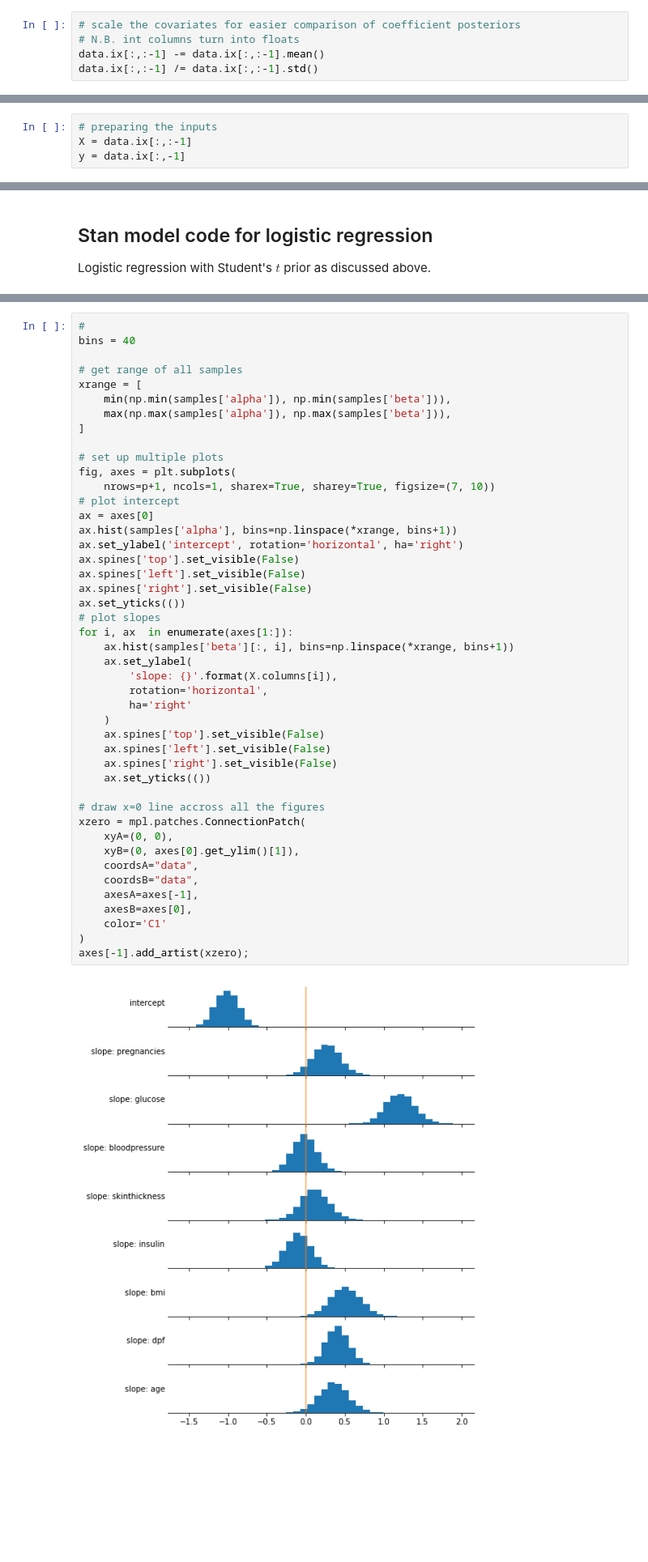
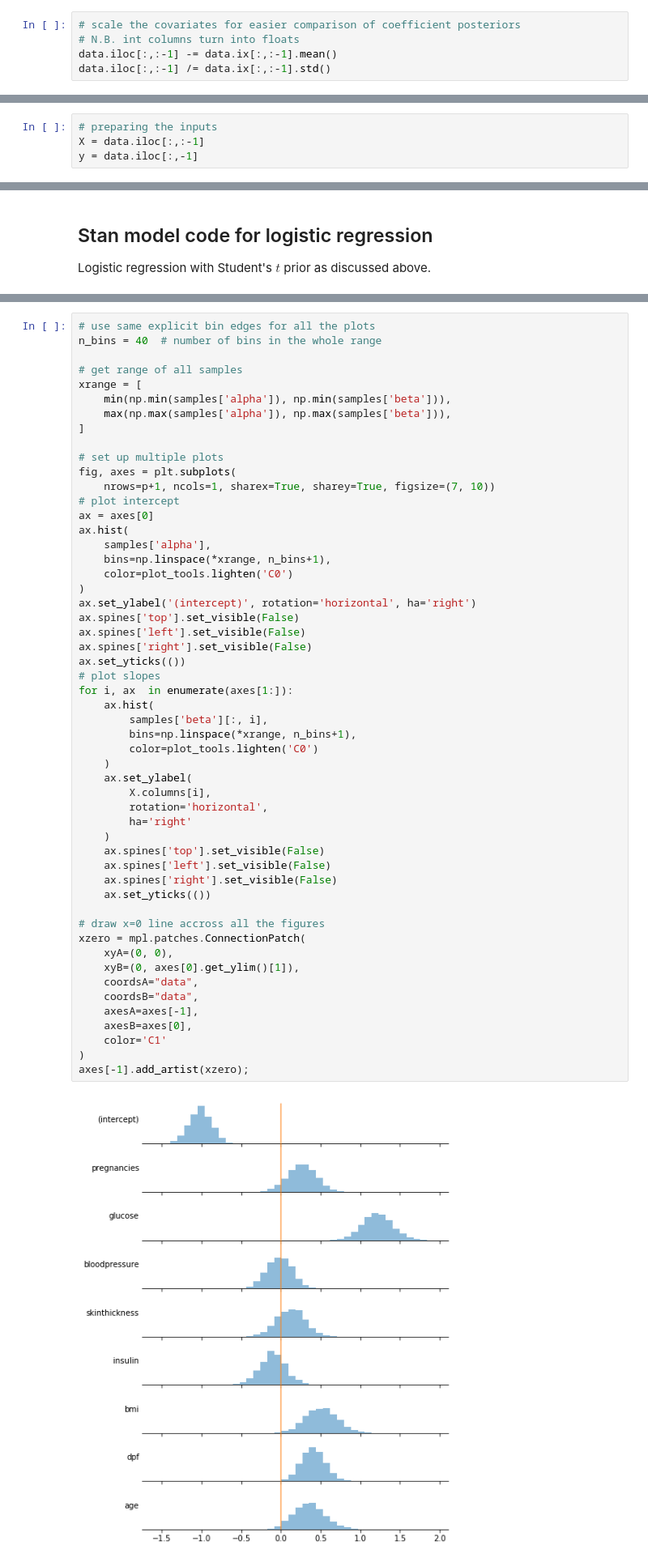
Before and after one commit to avehtari/BDA_py_demos, a Jupyter notebook: demos_pystan/diabetes.ipynb, the cells around one changed output, grey strips where cells are left out. Shown: that part at 81% size. Cells and saved outputs as stored; diff of their text form; blank space fills up the shorter version.

```diff
--- a/demos_pystan/diabetes.ipynb
+++ b/demos_pystan/diabetes.ipynb
@@ -147,5 +148,5 @@ data = data[(data[normed_predictors] != 0).all(axis=1)]
 # %%
 # scale the covariates for easier comparison of coefficient posteriors
 # N.B. int columns turn into floats
-data.ix[:,:-1] -= data.ix[:,:-1].mean()
-data.ix[:,:-1] /= data.ix[:,:-1].std()
+data.iloc[:,:-1] -= data.ix[:,:-1].mean()
+data.iloc[:,:-1] /= data.ix[:,:-1].std()
@@ -169,8 +162,8 @@ data.head()
 | 13 | -0.716511 | 2.150705 | -0.853328 | -0.584363 | 5.805571 | -0.424924 | -0.361940 | 2.758143 | 1 |
 # %%
 # preparing the inputs
-X = data.ix[:,:-1]
-y = data.ix[:,-1]
+X = data.iloc[:,:-1]
+y = data.iloc[:,-1]
 # %%
 # get shape into variables
 n, p = X.shape
@@ -231,6 +247,6 @@ samples = fit.extract(permuted=True)
 # %%
-#
-bins = 40
+# use same explicit bin edges for all the plots
+n_bins = 40  # number of bins in the whole range
 
 # get range of all samples
 xrange = [
@@ -243,35 +259,43 @@ fig, axes = plt.subplots(
     nrows=p+1, ncols=1, sharex=True, sharey=True, figsize=(7, 10))
 # plot intercept
 ax = axes[0]
-ax.hist(samples['alpha'], bins=np.linspace(*xrange, bins+1))
-ax.set_ylabel('intercept', rotation='horizontal', ha='right')
+ax.hist(
+    samples['alpha'],
+    bins=np.linspace(*xrange, n_bins+1),
+    color=plot_tools.lighten('C0')
+)
+ax.set_ylabel('(intercept)', rotation='horizontal', ha='right')
 ax.spines['top'].set_visible(False)
 ax.spines['left'].set_visible(False)
 ax.spines['right'].set_visible(False)
 ax.set_yticks(())
 # plot slopes
 for i, ax  in enumerate(axes[1:]):
-    ax.hist(samples['beta'][:, i], bins=np.linspace(*xrange, bins+1))
+    ax.hist(
+        samples['beta'][:, i],
+        bins=np.linspace(*xrange, n_bins+1),
+        color=plot_tools.lighten('C0')
+    )
     ax.set_ylabel(
-        'slope: {}'.format(X.columns[i]),
+        X.columns[i],
         rotation='horizontal',
         ha='right'
     )
     ax.spines['top'].set_visible(False)
     ax.spines['left'].set_visible(False)
     ax.spines['right'].set_visible(False)
     ax.set_yticks(())
 
 # draw x=0 line accross all the figures
 xzero = mpl.patches.ConnectionPatch(
     xyA=(0, 0),
     xyB=(0, axes[0].get_ylim()[1]),
     coordsA="data",
     coordsB="data",
     axesA=axes[-1],
     axesB=axes[0],
     color='C1'
 )
 axes[-1].add_artist(xzero);
 # %% [output]
-[figure, old version]
+[figure, new version]
```
Also changed, not shown: parts of 12 cells of this notebook, 1 other file.
